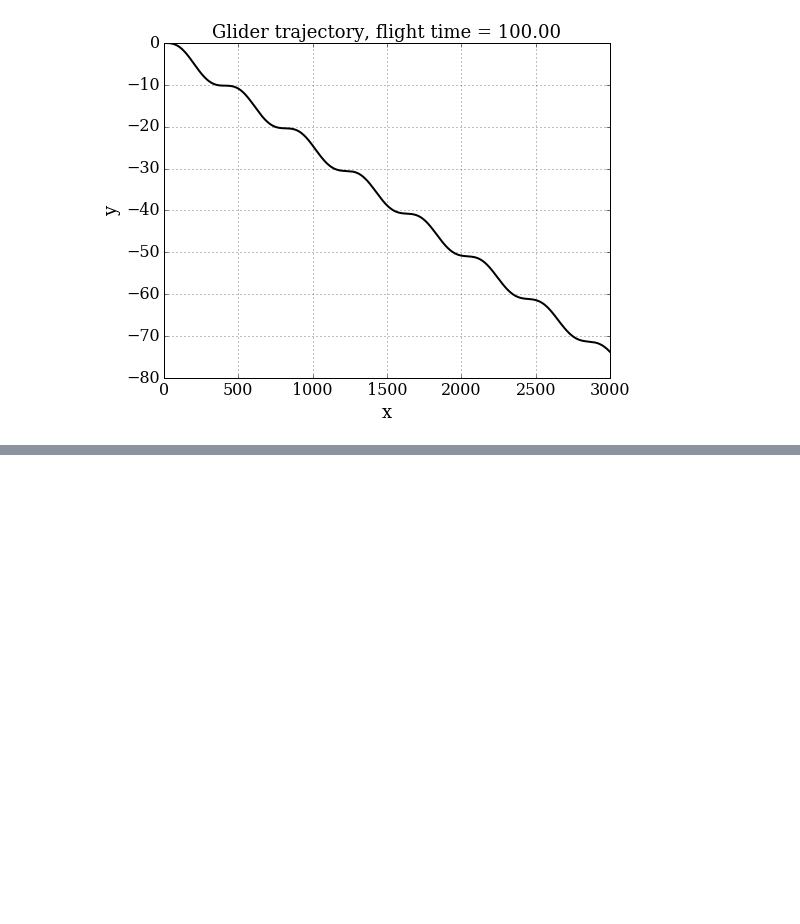
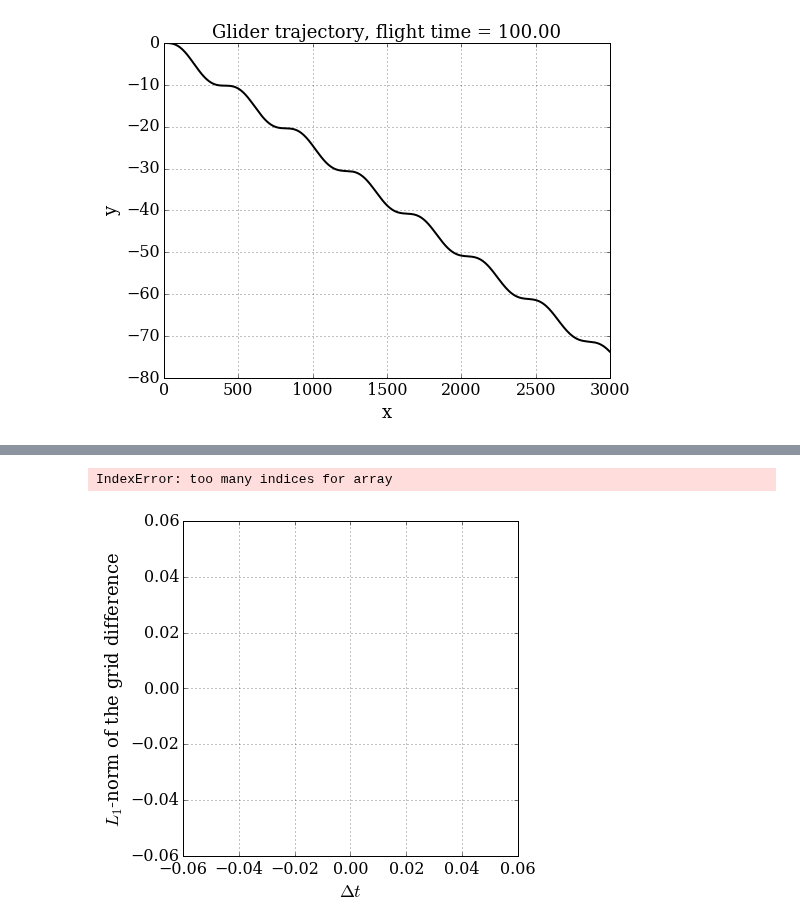
Before and after one commit to yueyang1992/MAE6286, a Jupyter notebook: sep13.ipynb, the cells around one changed output, grey strips where cells are left out. Saved outputs shown, nothing was run; the diff lists cells and outputs as text; code cells hidden in the pictures; blank space fills up the shorter version.

```diff
--- a/sep13.ipynb
+++ b/sep13.ipynb
@@ -103,0 +275,11 @@ pyplot.plot(x,y, '-k', lw=2);
+# %%
+# log-log plot of the grid difference
+pyplot.figure(figsize=(6,6))
+pyplot.grid(True)
+pyplot.xlabel('$\Delta t$', fontsize=18)
+pyplot.ylabel('$L_1$-norm of the grid difference', fontsize=18)
+pyplot.axis('equal')
+pyplot.loglog(dt_values[:,-1], diffgrid[:,-1], color='k', ls='-', lw=2, marker='o');
+# %% [output]
+IndexError: too many indices for array
+[figure, added]
```
Also changed, not shown: parts of 15 cells of this notebook.
